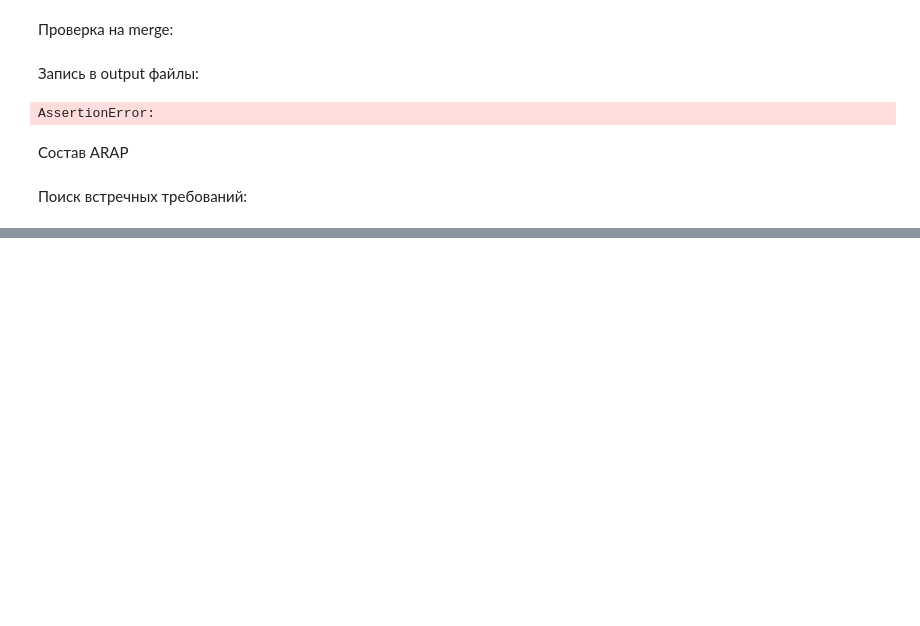
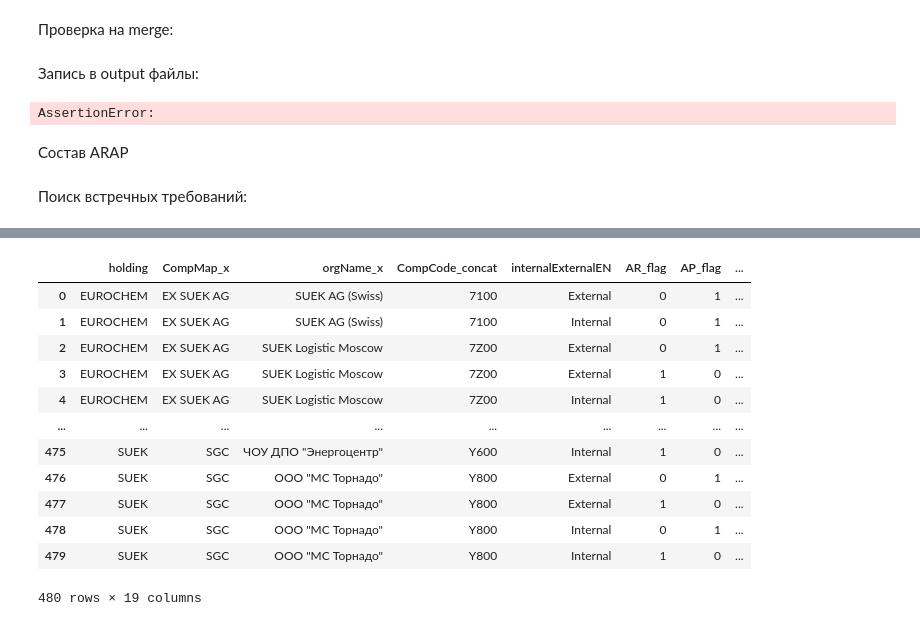
Before and after one commit to Lirollel/Work_AIM_Jupyter-Python-Pandas, a Jupyter notebook: OCP/ARAP/ARAP.ipynb, the cells around one changed output, grey strips where cells are left out. Saved outputs shown, nothing was run; the diff lists cells and outputs as text; code cells hidden in the pictures; blank space fills up the shorter version.

```diff
--- a/OCP/ARAP/ARAP.ipynb
+++ b/OCP/ARAP/ARAP.ipynb
@@ -1,12 +1,12 @@
 # %% [markdown]
 Заполните данные о необходимых переменных:
 # %%
-Today = '2024-06-30'
+Today = '2023-12-31'
 Mounth = 'Jun'
 
 Print_ARAP = True
 print_manual_map = True
-print_counterclaims = False
+print_counterclaims = True
 excel_tofolder_on_Z = True
 
 import os
@@ -358,3 +358,14 @@ for holding in data_E_to_C.holding.unique().tolist():
 if print_counterclaims == True:
     # data_work_pivot.to_excel(writer, sheet_name=f'data', index=False)
     writer.close()
+# %%
+accountPurpose_list = ['Trade payables', 'Other payables', 'Other receivables', 'Trade receivables'] #  'Provisions'
+RUB_data = data_work_pivot[(data_work_pivot.accountPurpose.isin(accountPurpose_list))&(data_work_pivot.currencyCode=='RUB')]
+RUB_data_pivot = RUB_data.pivot_table(index=['holding','CompMap', 'orgName', 'CompCode_concat', 'internalExternalEN','AR_flag','AP_flag'], values=['Amount_USD','presentAmountRUB'], aggfunc='sum').reset_index()
+
+Out_file = f'{str(date.today())}_ARAP_RUB_pivot_for_{Today}.xlsx'
+writer = pd.ExcelWriter(Out_file, engine='openpyxl')
+workbook = writer.book
+for holding in RUB_data_pivot.holding.unique().tolist():
+    RUB_data_pivot[RUB_data_pivot.holding==holding].to_excel(writer, sheet_name=holding, index=False)
+writer.close()
@@ -360,0 +411,36 @@ if print_counterclaims == True:
+# %%
+RUB_data_merge = RUB_data_pivot.merge(data_jun, how='outer', left_on=['holding', 'CompCode_concat', 'internalExternalEN', 'AR_flag', 'AP_flag'], right_on=['holding', 'CompCode_concat', 'internalExternalEN', 'AR_flag', 'AP_flag'])\
+        .rename(columns={'Amount_USD_x':'Amount_USD_dec23',	'presentAmountRUB_x':'presentAmountRUB_dec23',	'Amount_USD_y':'Amount_USD_jun24',	'presentAmountRUB_y':'presentAmountRUB_jun24'})
+
+for col in ['CompMap', 'orgName']:
+        RUB_data_merge.loc[RUB_data_merge[f'{col}_x'].isna(), f'{col}_x'] = RUB_data_merge.loc[RUB_data_merge[f'{col}_x'].isna(), f'{col}_y']
+RUB_data_merge = RUB_data_merge.drop(columns=['CompMap_y', 'orgName_y'])
+
+RUB_data_merge[['Amount_USD_dec23','presentAmountRUB_dec23','Amount_USD_jun24','presentAmountRUB_jun24']] = RUB_data_merge[['Amount_USD_dec23','presentAmountRUB_dec23','Amount_USD_jun24','presentAmountRUB_jun24']].fillna(0)
+
+RUB_data_merge_pivot_units = RUB_data_merge.pivot_table(index=['holding','CompMap_x','internalExternalEN','AR_flag','AP_flag'], values=['Amount_USD_dec23','presentAmountRUB_dec23','Amount_USD_jun24','presentAmountRUB_jun24'], aggfunc=sum).reset_index().rename(columns={'Amount_USD_dec23':'SUM_USD_dec23','Amount_USD_jun24':'SUM_USD_jun24','presentAmountRUB_dec23':'SUM_RUB_dec23','presentAmountRUB_jun24':'SUM_RUB_jun24'})
+
+RUB_data_merge = RUB_data_merge.merge(RUB_data_merge_pivot_units, how='left', left_on=['holding','CompMap_x','internalExternalEN','AR_flag','AP_flag'], right_on=['holding','CompMap_x','internalExternalEN','AR_flag','AP_flag'])
+
+ccys_list = ['USD', 'RUB']
+data_list = ['dec23', 'jun24']
+for ccy in ccys_list:
+        for dat in data_list:
+                cols_list = RUB_data_merge.columns[(RUB_data_merge.columns.str.contains(ccy))&(RUB_data_merge.columns.str.contains(dat))].tolist()
+                RUB_data_merge[f'part_{ccy}_{dat}'] = RUB_data_merge[cols_list[0]]/RUB_data_merge[cols_list[1]]
+                RUB_data_merge[f'part_{ccy}_{dat}'] = RUB_data_merge[f'part_{ccy}_{dat}'].fillna(0)
+RUB_data_merge
+# %% [output]
+|  | holding | CompMap_x | orgName_x | CompCode_concat | internalExternalEN | AR_flag | AP_flag | ... |
+| 0 | EUROCHEM | EX SUEK AG | SUEK AG (Swiss) | 7100 | External | 0 | 1 | ... |
+| 1 | EUROCHEM | EX SUEK AG | SUEK AG (Swiss) | 7100 | Internal | 0 | 1 | ... |
+| 2 | EUROCHEM | EX SUEK AG | SUEK Logistic Moscow | 7Z00 | External | 0 | 1 | ... |
+| 3 | EUROCHEM | EX SUEK AG | SUEK Logistic Moscow | 7Z00 | External | 1 | 0 | ... |
+| 4 | EUROCHEM | EX SUEK AG | SUEK Logistic Moscow | 7Z00 | Internal | 1 | 0 | ... |
+| ... | ... | ... | ... | ... | ... | ... | ... | ... |
+| 475 | SUEK | SGC | ЧОУ ДПО "Энергоцентр" | Y600 | Internal | 1 | 0 | ... |
+| 476 | SUEK | SGC | ООО "МС Торнадо" | Y800 | External | 0 | 1 | ... |
+| 477 | SUEK | SGC | ООО "МС Торнадо" | Y800 | External | 1 | 0 | ... |
+| 478 | SUEK | SGC | ООО "МС Торнадо" | Y800 | Internal | 0 | 1 | ... |
+| 479 | SUEK | SGC | ООО "МС Торнадо" | Y800 | Internal | 1 | 0 | ... |
+480 rows × 19 columns
```
Also changed, not shown: parts of 6 cells of this notebook, 3 other files.
